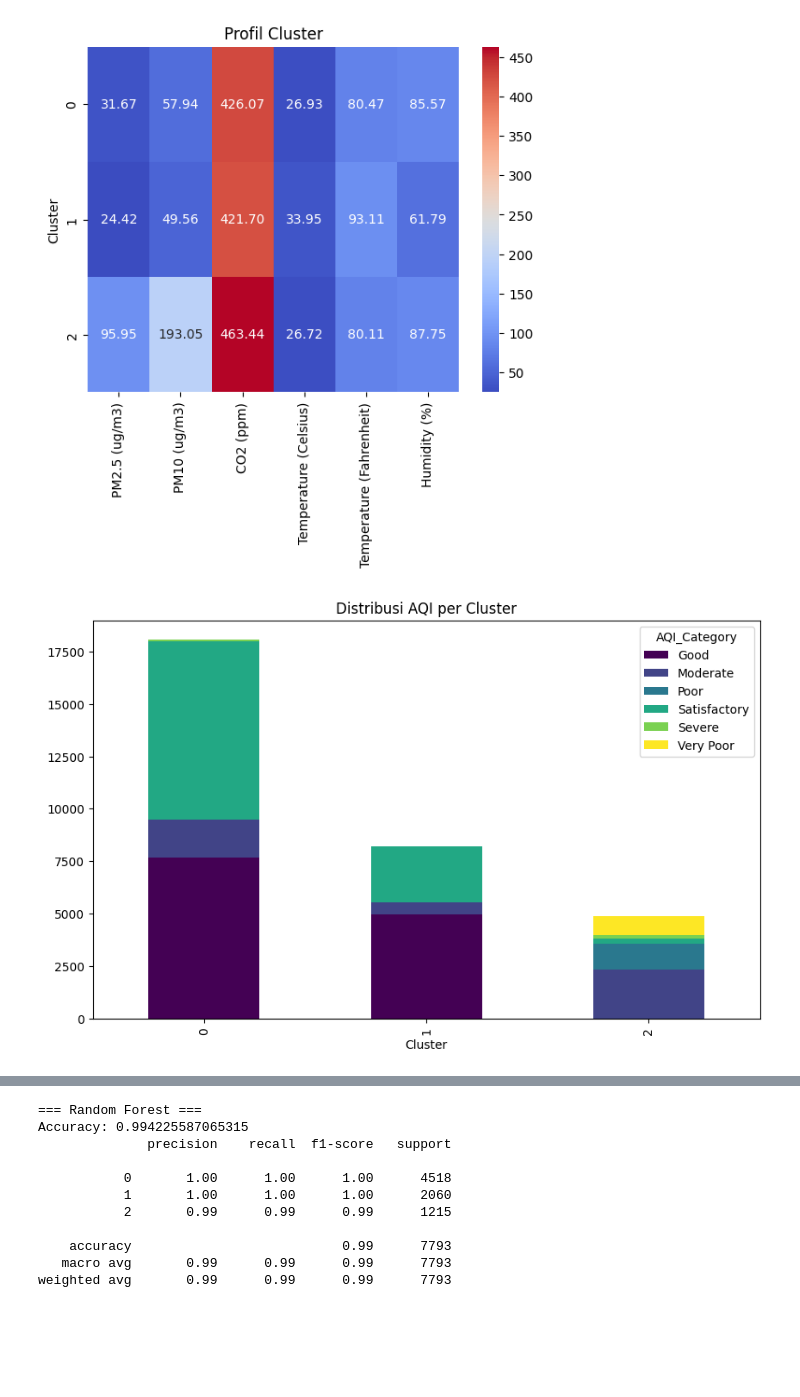
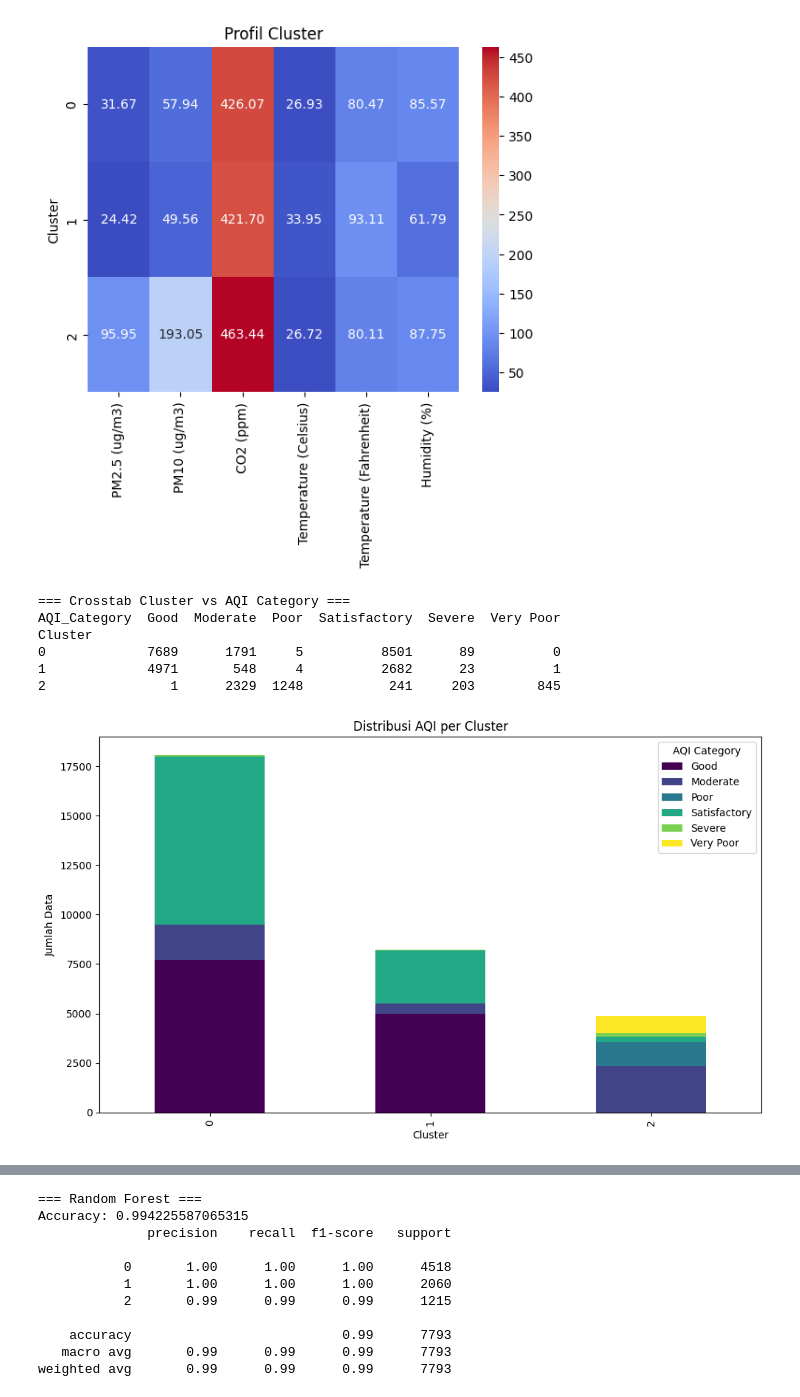
Before and after one commit to muhammadzuama/AirQualityCluster, a Jupyter notebook: fix/kmenas2pca.ipynb, the cells around one changed output, grey strips where cells are left out. Cells and saved outputs as stored; diff of their text form; code cells hidden in the pictures; blank space fills up the shorter version.

```diff
--- a/fix/kmenas2pca.ipynb
+++ b/fix/kmenas2pca.ipynb
@@ -42,3 +42,7 @@ Temperature (Fahrenheit)    0
 Humidity (%)                0
 dtype: int64
 0
+# %%
+data = data.dropna()
+data = data.drop_duplicates()
+data.duplicated().sum()
@@ -258,35 +264,71 @@ plt.show()
 # %%
 # === 6. Mapping AQI ===
 breakpoints = {
-    "PM2.5 (ug/m3)": [(0,30,0,50),(31,60,51,100),(61,90,101,200),(91,120,201,300),(121,250,301,400)],
-    "PM10 (ug/m3)":  [(0,50,0,50),(51,100,51,100),(101,250,101,200),(251,350,201,300),(351,430,301,400)]
+    "PM2.5 (ug/m3)": [
+        (0,30,0,50),
+        (31,60,51,100),
+        (61,90,101,200),
+        (91,120,201,300),
+        (121,250,301,400),
+        (251,500,401,500)  # tambahan agar lebih luas
+    ],
+    "PM10 (ug/m3)": [
+        (0,50,0,50),
+        (51,100,51,100),
+        (101,250,101,200),
+        (251,350,201,300),
+        (351,430,301,400),
+        (431,600,401,500)  # tambahan agar lebih luas
+    ]
 }
 
 def calc_subindex(pollutant, conc):
-    for Bmin,Bmax,Imin,Imax in breakpoints[pollutant]:
+    for Bmin, Bmax, Imin, Imax in breakpoints[pollutant]:
         if Bmin <= conc <= Bmax:
-            return ((Imax-Imin)/(Bmax-Bmin))*(conc-Bmin)+Imin
+            return ((Imax - Imin) / (Bmax - Bmin)) * (conc - Bmin) + Imin
     return np.nan
 
 def calc_aqi(row):
-    return max(calc_subindex("PM2.5 (ug/m3)", row["PM2.5 (ug/m3)"]),
-               calc_subindex("PM10 (ug/m3)", row["PM10 (ug/m3)"]))
+    return max(
+        calc_subindex("PM2.5 (ug/m3)", row["PM2.5 (ug/m3)"]),
+        calc_subindex("PM10 (ug/m3)", row["PM10 (ug/m3)"])
+    )
+
 def categorize_aqi(val):
     if val <= 50: return "Good"
     elif val <= 100: return "Satisfactory"
     elif val <= 200: return "Moderate"
     elif val <= 300: return "Poor"
     elif val <= 400: return "Very Poor"
     else: return "Severe"
 
+# Hitung AQI untuk data train copy
 X_train_copy["AQI_Value"] = X_train_copy.apply(calc_aqi, axis=1)
 X_train_copy["AQI_Category"] = X_train_copy["AQI_Value"].apply(categorize_aqi)
 
-# Distribusi AQI per cluster
-pd.crosstab(X_train_copy["Cluster"], X_train_copy["AQI_Category"]).plot(
-    kind="bar", stacked=True, figsize=(10,6), colormap="viridis"
+# --- 10. Crosstab Cluster vs AQI Category ---
+crosstab = pd.crosstab(X_train_copy["Cluster"], X_train_copy["AQI_Category"])
+print("=== Crosstab Cluster vs AQI Category ===")
+print(crosstab)
+
+# Plot distribusi AQI per cluster
+crosstab.plot(
+    kind="bar",
+    stacked=True,
+    figsize=(10,6),
+    colormap="viridis"
 )
 plt.title("Distribusi AQI per Cluster")
+plt.xlabel("Cluster")
+plt.ylabel("Jumlah Data")
+plt.legend(title="AQI Category")
+plt.tight_layout()
 plt.show()
 # %% [output]
+=== Crosstab Cluster vs AQI Category ===
+AQI_Category  Good  Moderate  Poor  Satisfactory  Severe  Very Poor
+Cluster
+0             7689      1791     5          8501      89          0
+1             4971       548     4          2682      23          1
+2                1      2329  1248           241     203        845
-[figure, old version]
+[figure, new version]
```
Also changed, not shown: parts of 8 cells of this notebook, 3 other files.
